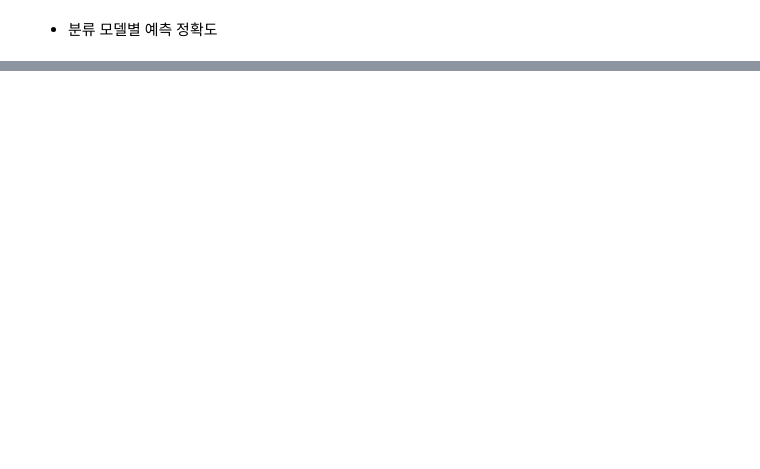
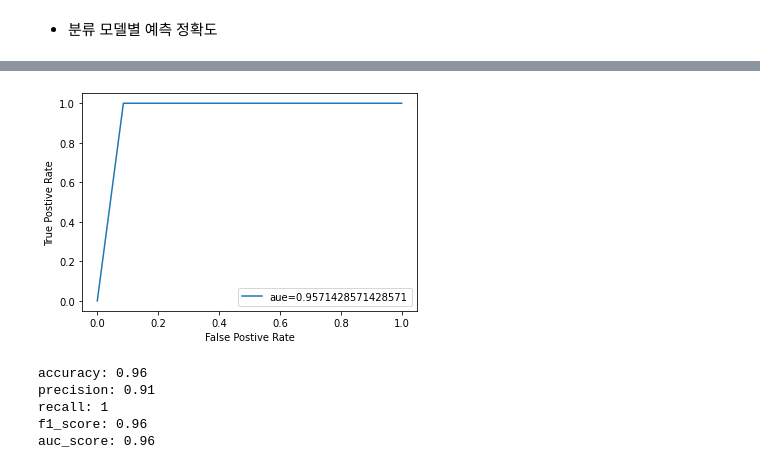
Before and after one commit to sleeptiger/Abc-project, a Jupyter notebook: 머신러닝L.ipynb, the cells around one changed output, grey strips where cells are left out. Cells and saved outputs as stored; diff of their text form; code cells hidden in the pictures; blank space fills up the shorter version.

```diff
--- a/머신러닝L.ipynb
+++ b/머신러닝L.ipynb
@@ -599,0 +705,30 @@ accuracy_table
+# %%
+# roc 커브 시각화
+fpr, tpr, _ = roc_curve(Y_test, predictions)
+auc = roc_auc_score(Y_test, predictions)
+plt.plot(fpr,tpr, label='aue='+str(auc))
+plt.legend(loc='lower right')
+plt.xlabel('False Postive Rate')
+plt.ylabel('True Postive Rate')
+plt.show()
+# %% [output]
+[figure, added]
+# %%
+# 전체 분류 모델 성능 지표
+accuracy = accuracy_score(Y_test, predictions)
+precision = precision_score(Y_test, predictions)
+recall = recall_score(Y_test, predictions)
+f1_score = f1_score(Y_test, predictions)
+auc_score = roc_auc_score(Y_test, predictions)
+
+print("accuracy: {}".format(round(accuracy, 2)))
+print("precision: {}".format(round(precision, 2)))
+print("recall: {}".format(round(recall), 2))
+print("f1_score: {}".format(round(f1_score, 2)))
+print("auc_score: {}".format(round(auc_score, 2)))
+# %% [output]
+accuracy: 0.96
+precision: 0.91
+recall: 1
+f1_score: 0.96
+auc_score: 0.96
```
Also changed, not shown: parts of 33 cells of this notebook.
